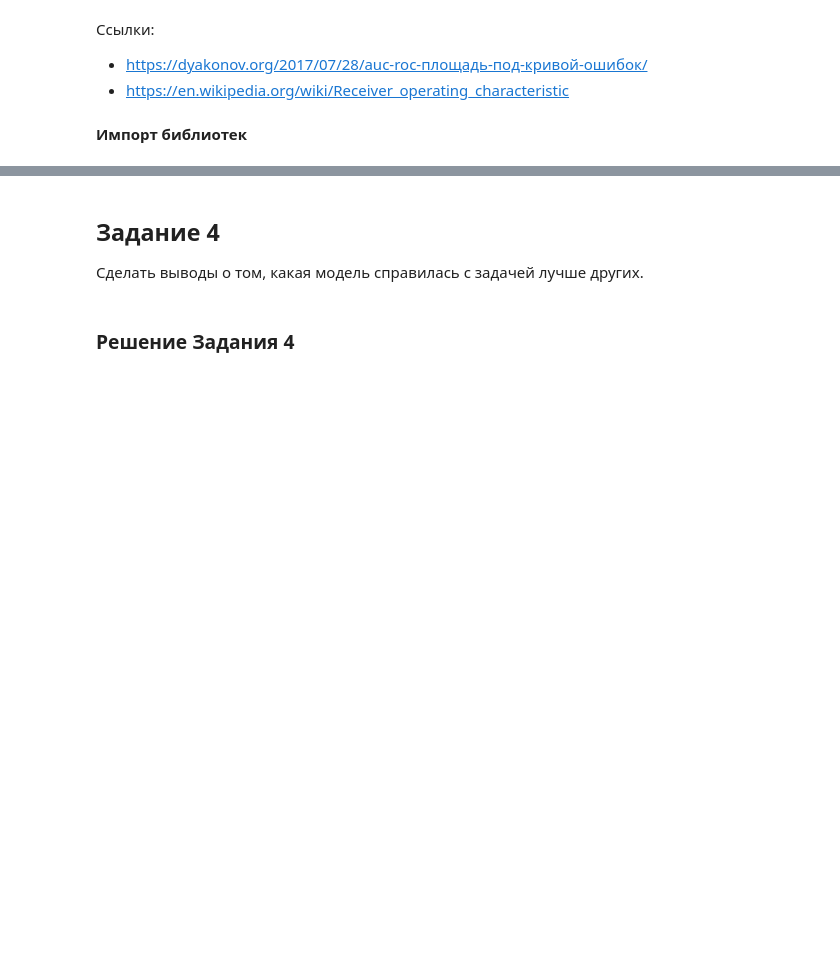
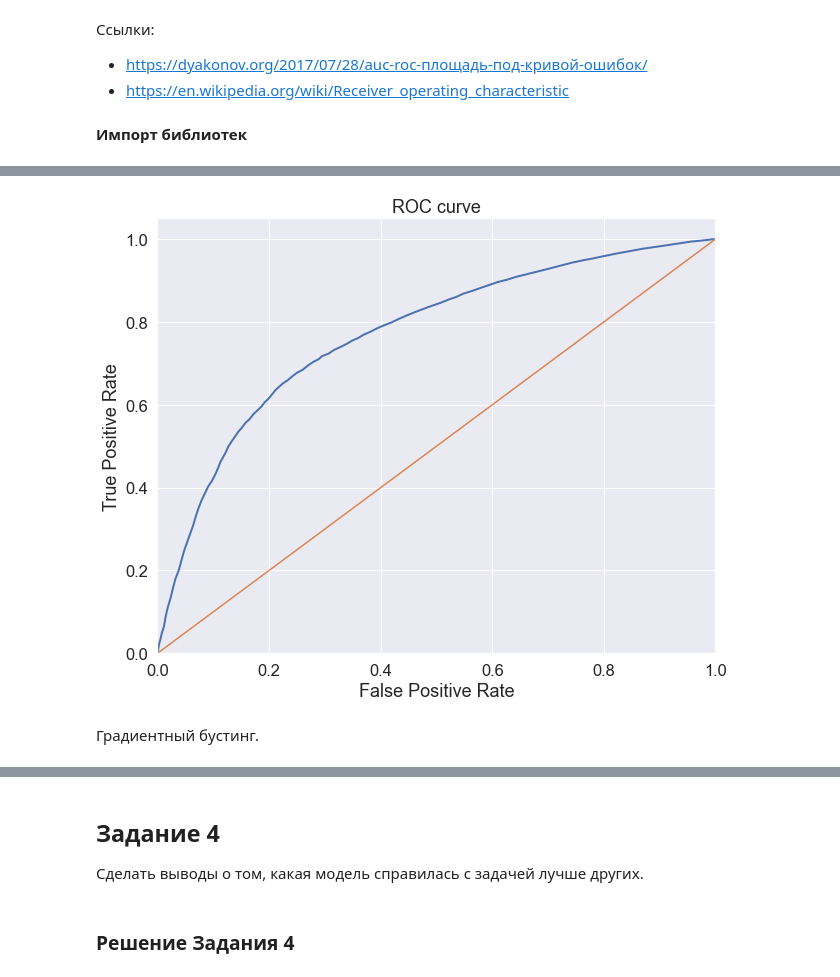
Before and after one commit to shatandv/GB_ML_Business_2021_04_26, a Jupyter notebook: homework/lesson3/les3_homework.ipynb, the cells around one changed output, grey strips where cells are left out. Cells and saved outputs as stored; diff of their text form; code cells hidden in the pictures; blank space fills up the shorter version.

```diff
--- a/homework/lesson3/les3_homework.ipynb
+++ b/homework/lesson3/les3_homework.ipynb
@@ -27,0 +221,12 @@
+# %%
+clf_rf = Pipeline([
+    ('features', feats),
+    ('classifier', RandomForestClassifier(random_state=42)),
+])
+# %%
+metrics_rf = validate_model(clf_rf, X_train, X_test, y_train, y_test)
+metrics_df = metrics_df.append(metrics_rf, ignore_index=True)
+# %% [output]
+[figure, added]
+# %% [markdown]
+Градиентный бустинг.
```
Also changed, not shown: parts of 32 cells of this notebook, 1 other file.
